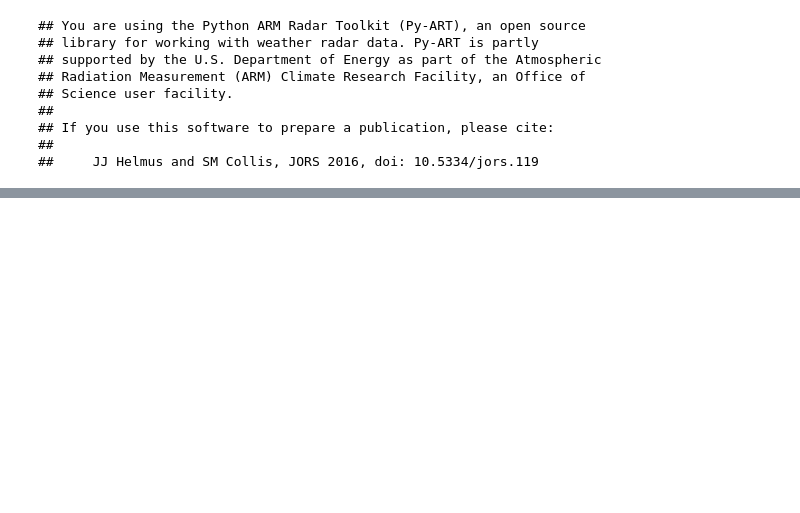
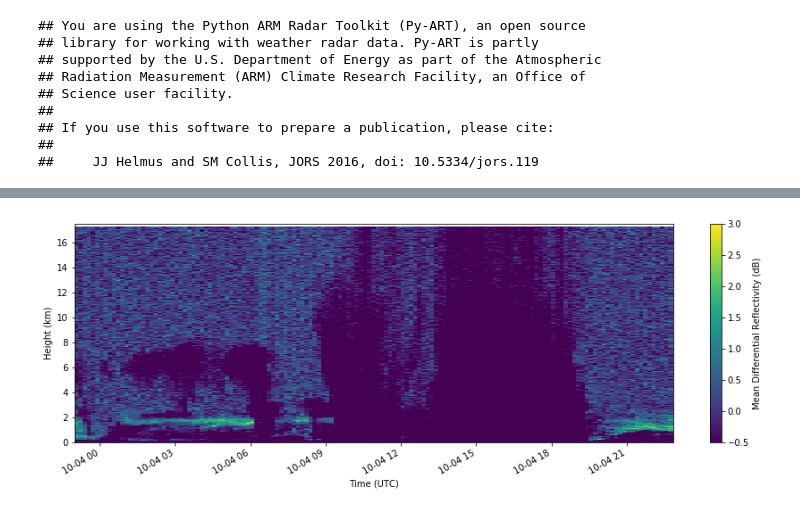
Before and after one commit to jhemedin/qvp, a Jupyter notebook: notebooks/qvp.ipynb, the cells around one changed output, grey strips where cells are left out. Cells and saved outputs as stored; diff of their text form; code cells hidden in the pictures; blank space fills up the shorter version.

```diff
--- a/notebooks/qvp.ipynb
+++ b/notebooks/qvp.ipynb
@@ -0,0 +3,2 @@
+# %%
+My_Cluster = Client()
@@ -125,0 +211,15 @@ Text(0, 0.5, 'Height Above Ground (km)')
+# %%
+fig = plt.figure(figsize = [15,5])
+pc = plt.pcolormesh(times, qvps[0]['height']/1000.0,
+                    time_series['differential_reflectivity'].transpose(),
+                    vmin = -.5, vmax = 3)
+ax = plt.gca()
+ax.xaxis_date()
+fig.autofmt_xdate()
+plt.xlabel('Time (UTC)')
+plt.ylabel('Height (km)')
+plt.ylim([0,17.5])
+cb = plt.colorbar()
+cb.set_label('Mean Differential Reflectivity (dB)')
+# %% [output]
+[figure, added]
```
Also changed, not shown: parts of 18 cells of this notebook.
